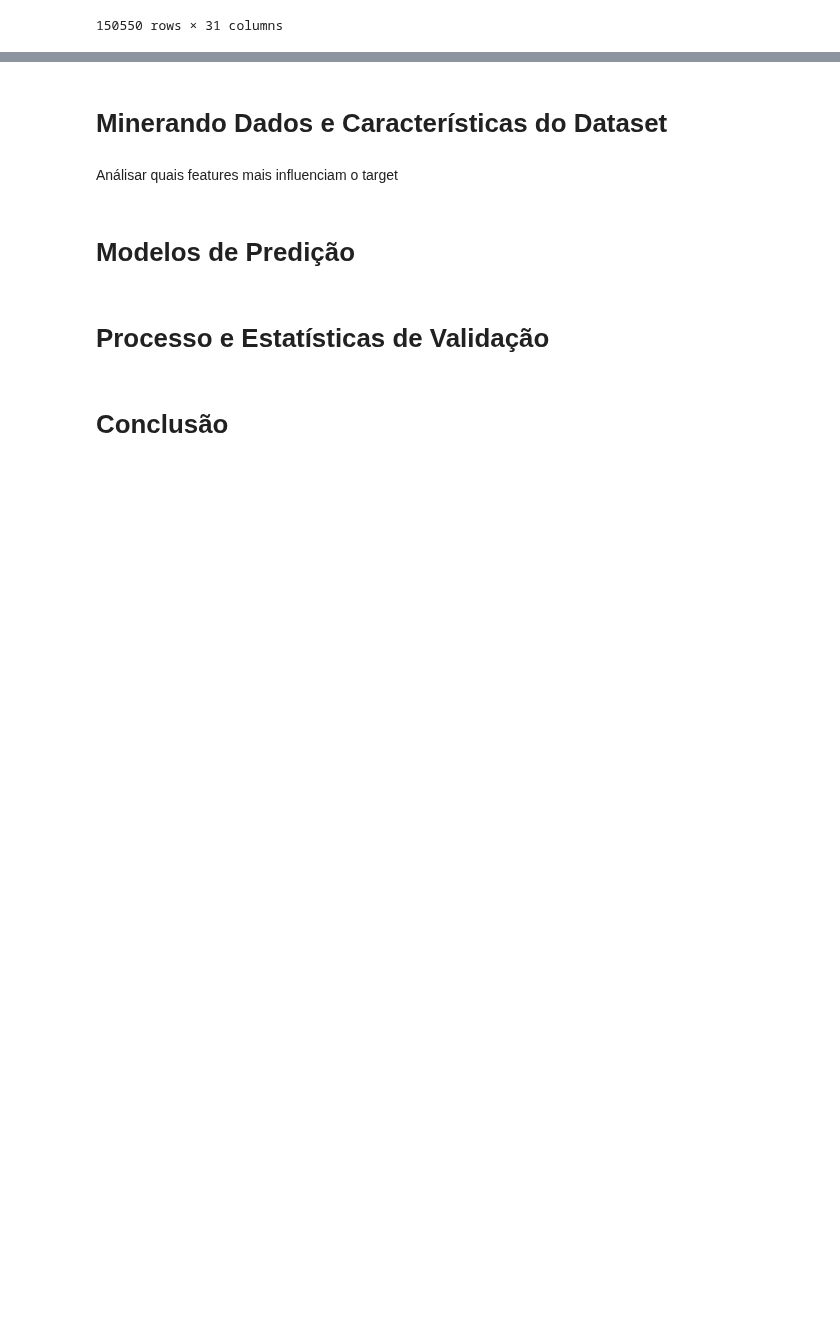
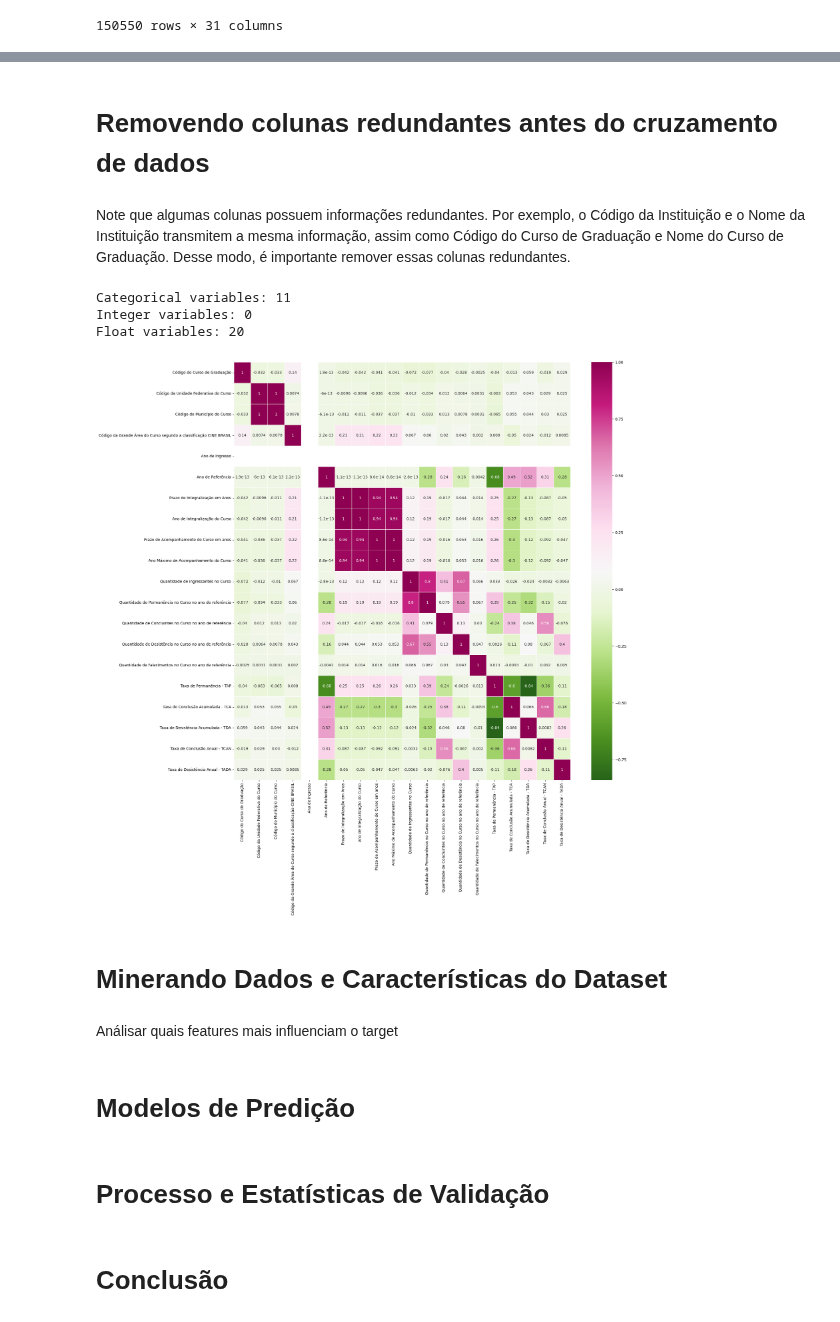
Before and after one commit to carneirogabrielly/Projeto-Microdados, a Jupyter notebook: Gabi.ipynb, the cells around one changed output, grey strips where cells are left out. Drawn from its saved outputs; the diff is of its cells as text; code cells hidden in the pictures; blank space fills up the shorter version.

```diff
--- a/Gabi.ipynb
+++ b/Gabi.ipynb
@@ -265,0 +256,20 @@ dados
+# %% [markdown]
+# Removendo colunas redundantes antes do cruzamento de dados
+# %% [markdown]
+Note que algumas colunas possuem informações redundantes. Por exemplo, o Código da Instituição e o Nome da Instituição transmitem a mesma informação, assim como Código do Curso de Graduação e Nome do Curso de Graduação. Desse modo, é importante remover essas colunas redundantes.
+# %%
+obj = (dados.dtypes == 'object')
+object_cols = list(obj[obj].index)
+print("Categorical variables:",len(object_cols))
+
+int_ = (dados.dtypes == 'int')
+num_cols = list(int_[int_].index)
+print("Integer variables:",len(num_cols))
+
+fl = (dados.dtypes == 'float')
+fl_cols = list(fl[fl].index)
+print("Float variables:",len(fl_cols))
+# %% [output]
+Categorical variables: 11
+Integer variables: 0
+Float variables: 20
@@ -266,3 +278,10 @@ dados
+# %%
+plt.figure(figsize=(20, 20))
+sns.heatmap(dados.corr(),
+			 annot=True, cmap="PiYG_r", linewidths=.5)
+plt.show()
+# %% [output]
+[figure, added]
 # %% [markdown]
 # Minerando Dados e Características do Dataset
 # %% [markdown]
```
Also changed, not shown: parts of 7 cells of this notebook.
